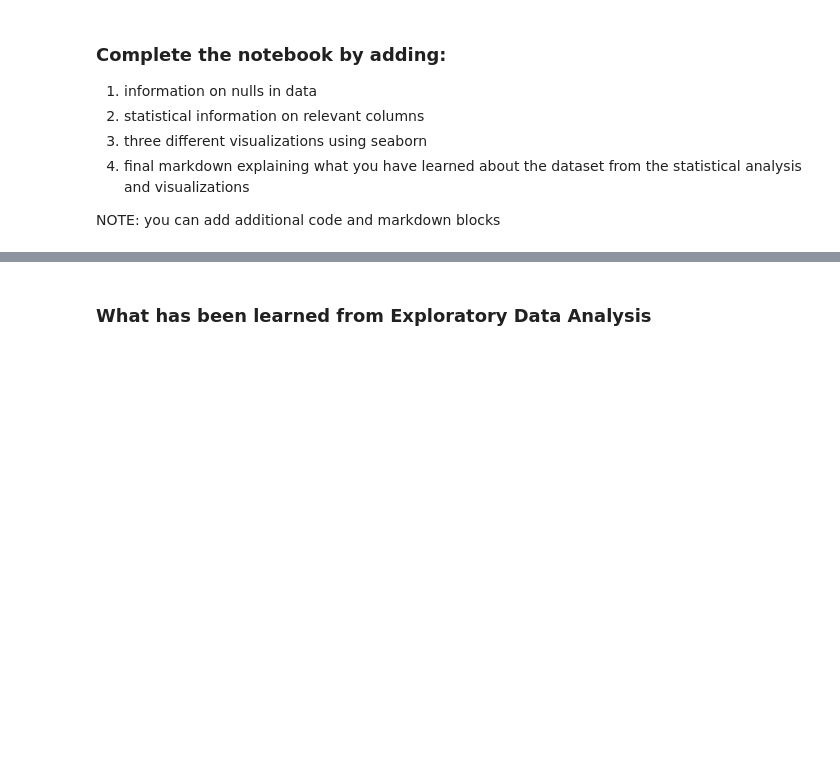
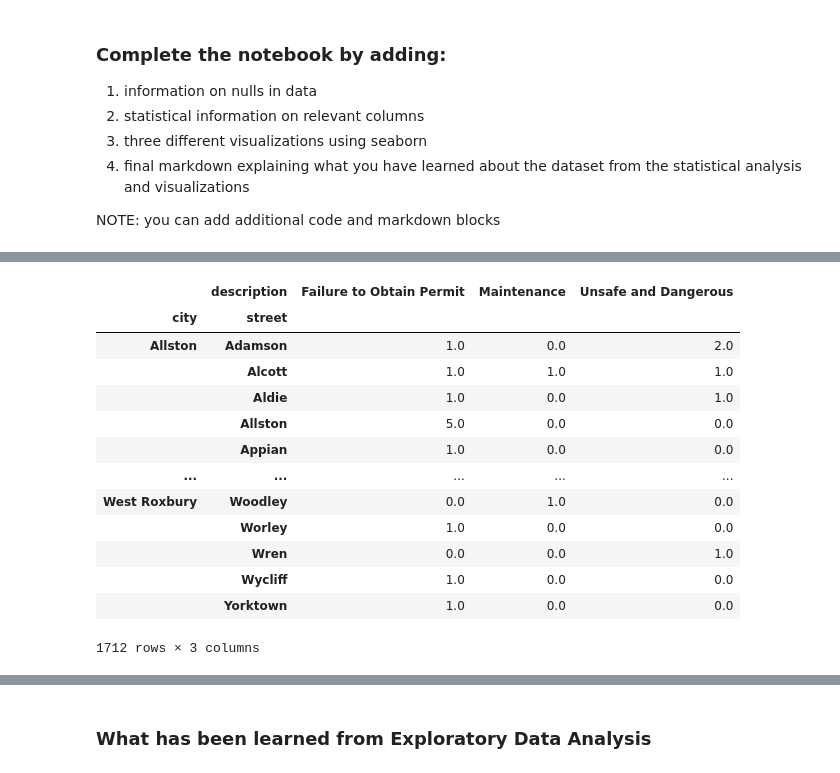
Before and after one commit to catawba-data-mining/CIS-3902-Data-Mining, a Jupyter notebook: ChallengeLabDataViz.ipynb, the cells around one changed output, grey strips where cells are left out. Saved outputs shown, nothing was run; the diff lists cells and outputs as text; code cells hidden in the pictures; blank space fills up the shorter version.

```diff
--- a/ChallengeLabDataViz.ipynb
+++ b/ChallengeLabDataViz.ipynb
@@ -44,0 +177,20 @@ NOTE:  you can add additional code and markdown blocks
+# %%
+#3 seaborn viz 1
+# value counts can be useful
+#lets look at the value counts by city and street
+bostondata_filtered.groupby(["city", "street"])["description"].value_counts().unstack("description").fillna(0)
+# %% [output]
+|  | description | Failure to Obtain Permit | Maintenance | Unsafe and Dangerous |
+| city | street |  |  |  |
+| Allston | Adamson | 1.0 | 0.0 | 2.0 |
+|  | Alcott | 1.0 | 1.0 | 1.0 |
+|  | Aldie | 1.0 | 0.0 | 1.0 |
+|  | Allston | 5.0 | 0.0 | 0.0 |
+|  | Appian | 1.0 | 0.0 | 0.0 |
+| ... | ... | ... | ... | ... |
+| West Roxbury | Woodley | 0.0 | 1.0 | 0.0 |
+|  | Worley | 1.0 | 0.0 | 0.0 |
+|  | Wren | 0.0 | 0.0 | 1.0 |
+|  | Wycliff | 1.0 | 0.0 | 0.0 |
+|  | Yorktown | 1.0 | 0.0 | 0.0 |
+1712 rows × 3 columns
```
Also changed, not shown: parts of 17 cells of this notebook.
